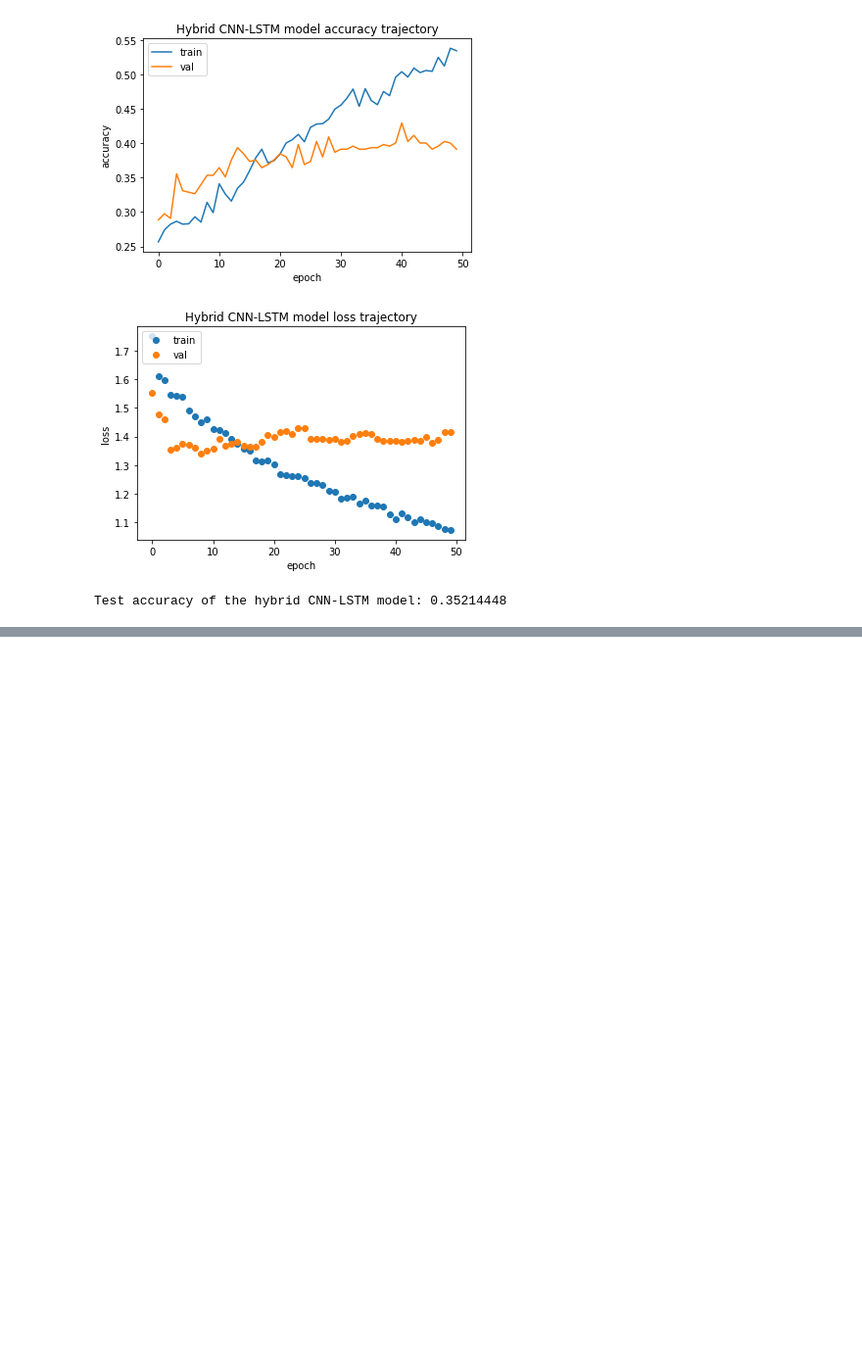
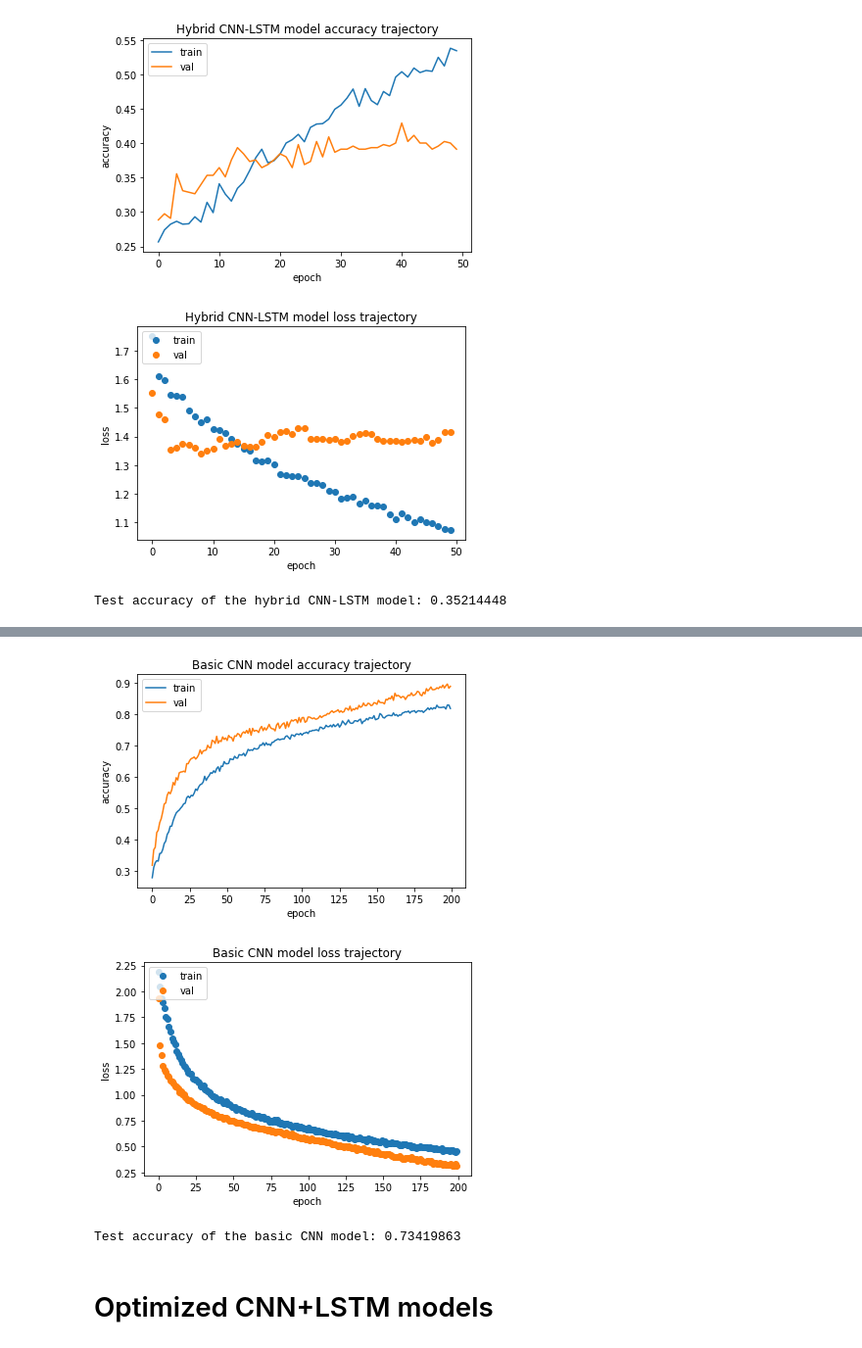
Before and after one commit to ronakkaoshik42/EEG_action_classification, a Jupyter notebook: LSTM_one_subject_EEG_loading.ipynb, the cells around one changed output, grey strips where cells are left out. Shown: that part at 98% size. Saved outputs shown, nothing was run; the diff lists cells and outputs as text; code cells hidden in the pictures; blank space fills up the shorter version.

```diff
--- a/LSTM_one_subject_EEG_loading.ipynb
+++ b/LSTM_one_subject_EEG_loading.ipynb
@@ -742,0 +1132,17 @@ Test accuracy of the hybrid CNN-LSTM model: 0.35214448
+# %%
+# Model parameters
+learning_rate = 1.5e-4
+epochs = 200
+cnn_optimizer = optimizers.Adam(learning_rate)
+# %%
+# Compiling the model
+basic_cnn_model.compile(loss='categorical_crossentropy',
+                 optimizer=cnn_optimizer,
+                 metrics=['accuracy'])
+
+# Training and validating the model
+basic_cnn_model_results = basic_cnn_model.fit(x_train,
+             y_train,
+             batch_size=200,
+             epochs=epochs,
+             validation_data=(x_valid, y_valid), verbose=True)
@@ -742,0 +1167,32 @@ Test accuracy of the hybrid CNN-LSTM model: 0.35214448
+# %%
+import matplotlib.pyplot as plt
+
+# Plotting accuracy trajectory
+plt.plot(basic_cnn_model_results.history['acc'])
+plt.plot(basic_cnn_model_results.history['val_acc'])
+plt.title('Basic CNN model accuracy trajectory')
+plt.ylabel('accuracy')
+plt.xlabel('epoch')
+plt.legend(['train', 'val'], loc='upper left')
+plt.show()
+
+# Plotting loss trajectory
+plt.plot(basic_cnn_model_results.history['loss'],'o')
+plt.plot(basic_cnn_model_results.history['val_loss'],'o')
+plt.title('Basic CNN model loss trajectory')
+plt.ylabel('loss')
+plt.xlabel('epoch')
+plt.legend(['train', 'val'], loc='upper left')
+plt.show()
+# %% [output]
+[figure, added]
+[figure, added]
+# %%
+## Testing the basic CNN model
+
+cnn_score = basic_cnn_model.evaluate(x_test, y_test, verbose=0)
+print('Test accuracy of the basic CNN model:',cnn_score[1])
+# %% [output]
+Test accuracy of the basic CNN model: 0.73419863
+# %% [markdown]
+# Optimized CNN+LSTM models
```
Also changed, not shown: parts of 33 cells of this notebook, 2 other files.
